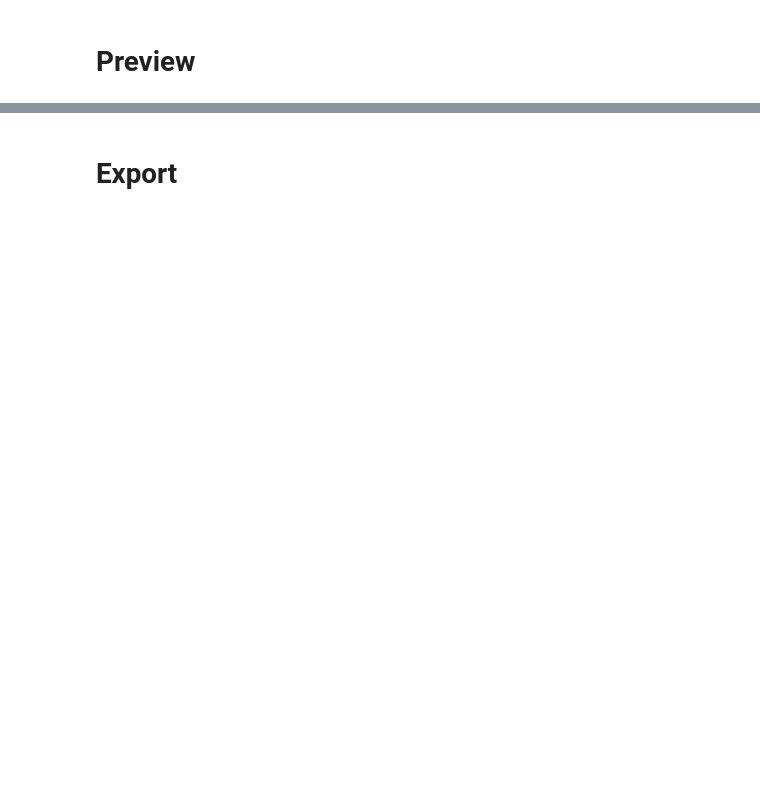
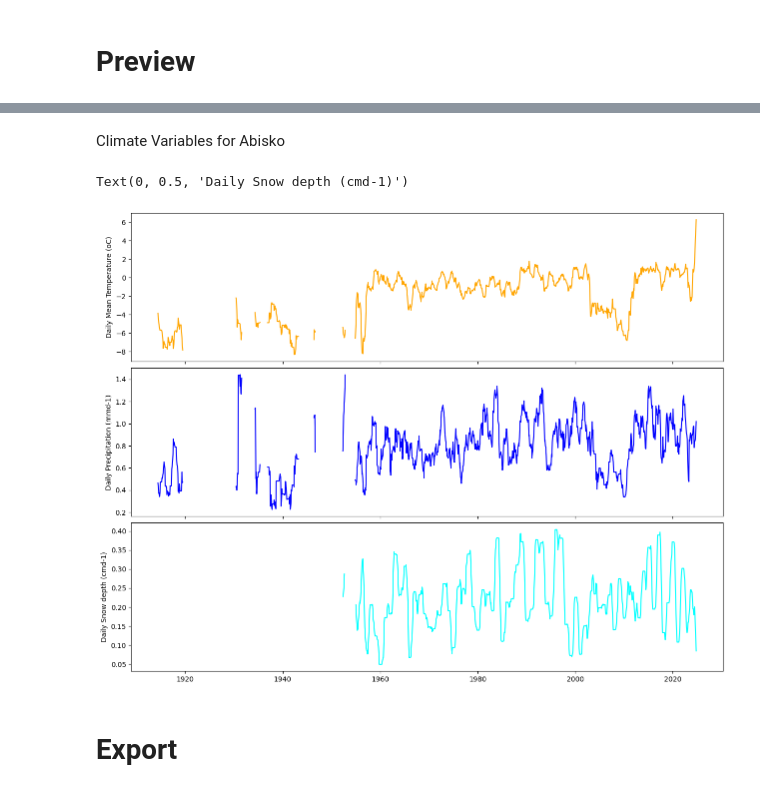
Before and after one commit to lauriequincey/arctic-ecosystems, a Jupyter notebook: climate processing.ipynb, the cells around one changed output, grey strips where cells are left out. Drawn from its saved outputs; the diff is of its cells as text; code cells hidden in the pictures; blank space fills up the shorter version.

```diff
--- a/climate processing.ipynb
+++ b/climate processing.ipynb
@@ -224,3 +270,38 @@ plt.plot(se_sto_clim["precipitation"].resample("MS").mean().rolling(12, center =
+# %% [markdown]
+Climate Variables for Abisko
+# %%
+df = se_sto_clim.resample("MS").mean().rolling(12, center = True, min_periods = 8).mean()
+
+nrows = 3
+ncols = 1
+squish_factor = 6
+fig, ax = plt.subplots(
+    nrows = nrows, ncols = ncols,
+    figsize = (fig_wide, (fig_wide / fig_gold) * ((nrows - 1) / ncols) - squish_factor),
+    sharex = True, constrained_layout=True
+)
+ax = ax.flatten()
+
+sp0 = ax[0].plot(
+    df["temperature"],
+    c = "orange",
+)
+ax[0].set_ylabel("Daily Mean Temperature (oC)")
+
+sp1 = ax[1].plot(
+    df["precipitation"],
+    c = "blue",
+)
+ax[1].set_ylabel("Daily Precipitation (mmd-1)")
+
+sp2 = ax[2].plot(
+    df["snowdepth"],
+    c = "cyan",
+)
+ax[2].set_ylabel("Daily Snow depth (cmd-1)")
+# %% [output]
+Text(0, 0.5, 'Daily Snow depth (cmd-1)')
+[figure, added]
 # %% [markdown]
 # Export
 # %%
```
Also changed, not shown: parts of 9 cells of this notebook.
